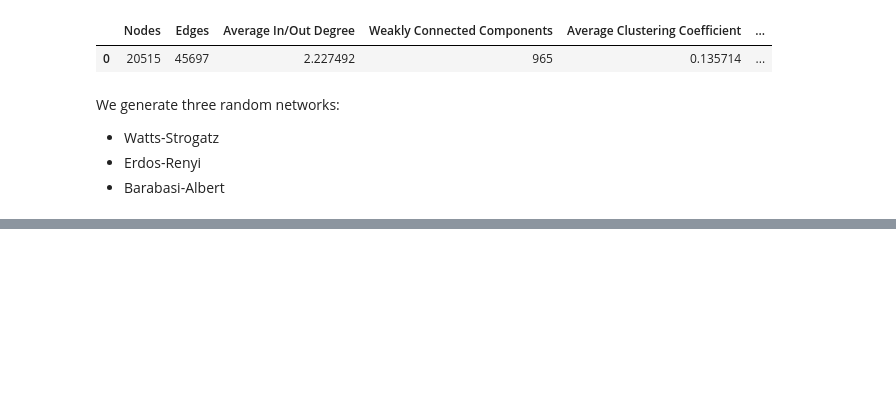
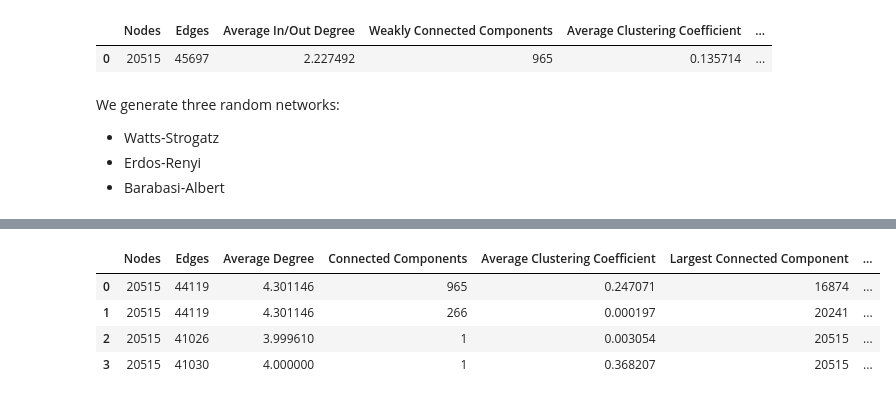
Before and after one commit to husz78/Citations-Network, a Jupyter notebook: subgraph_extraction.ipynb, the cells around one changed output, grey strips where cells are left out. Cells and saved outputs as stored; diff of their text form; code cells hidden in the pictures; blank space fills up the shorter version.

```diff
--- a/subgraph_extraction.ipynb
+++ b/subgraph_extraction.ipynb
@@ -317,0 +338,8 @@ describe_network_undirected(erdos)
+# %%
+results
+# %% [output]
+|  | Nodes | Edges | Average Degree | Connected Components | Average Clustering Coefficient | Largest Connected Component | ... |
+| 0 | 20515 | 44119 | 4.301146 | 965 | 0.247071 | 16874 | ... |
+| 1 | 20515 | 44119 | 4.301146 | 266 | 0.000197 | 20241 | ... |
+| 2 | 20515 | 41026 | 3.999610 | 1 | 0.003054 | 20515 | ... |
+| 3 | 20515 | 41030 | 4.000000 | 1 | 0.368207 | 20515 | ... |
```
Also changed, not shown: parts of 7 cells of this notebook, 1 other file.
